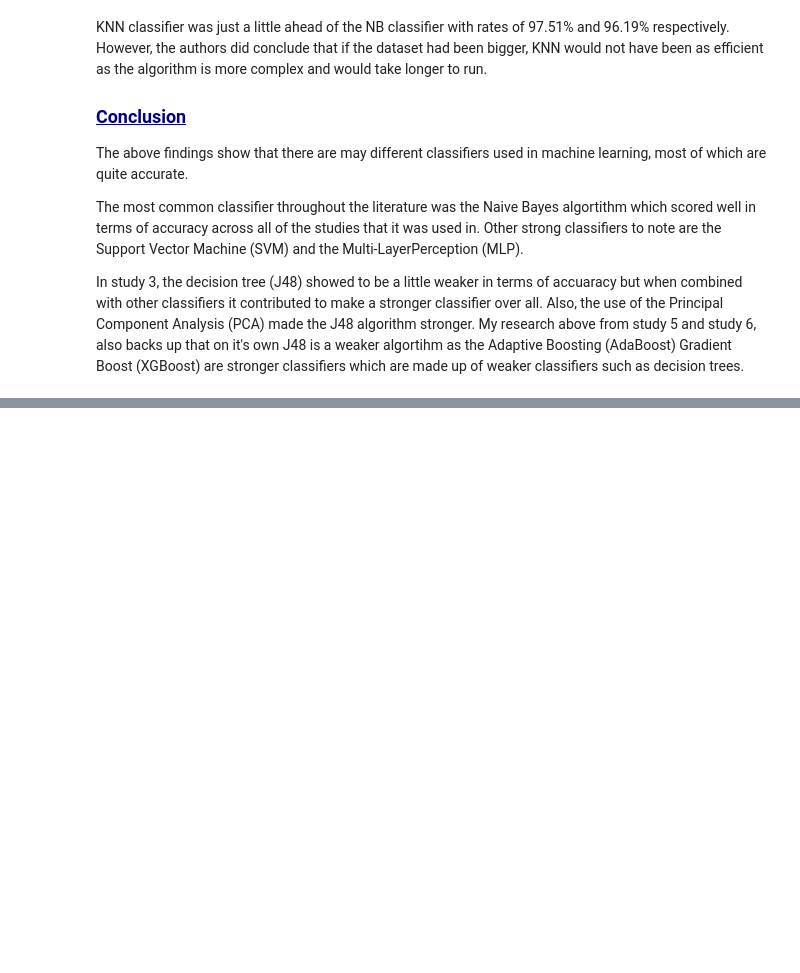
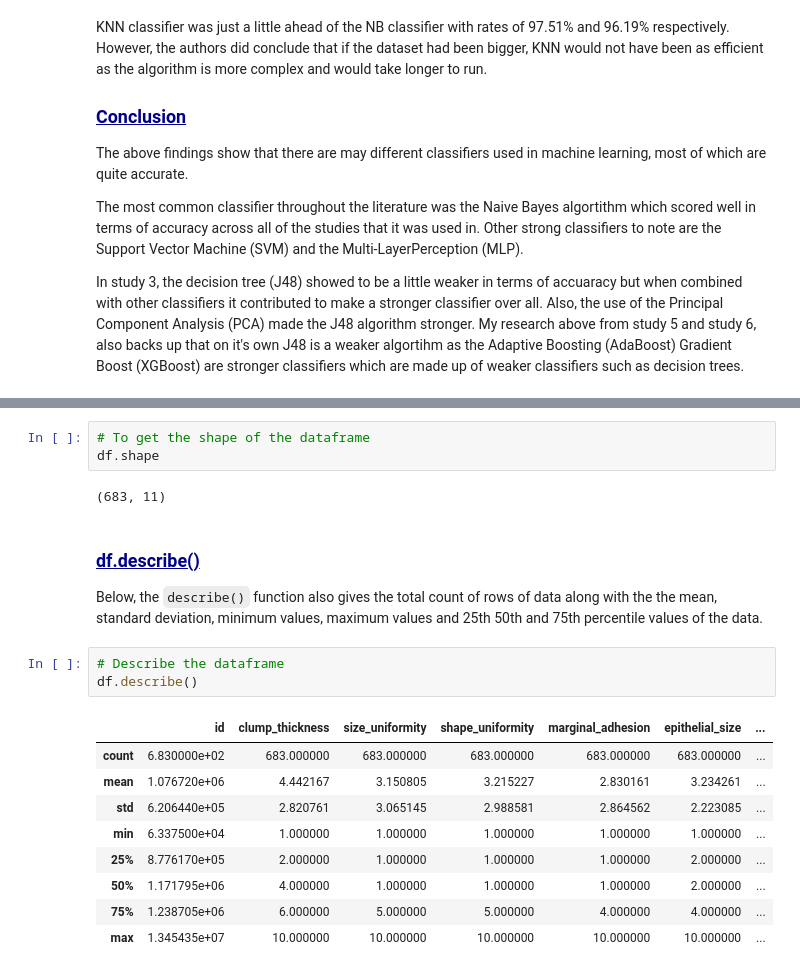
Before and after one commit to OCorry/PfDA-2022-Project-2, a Jupyter notebook: PfDA-2022-Project-2.ipynb, the cells around one changed output, grey strips where cells are left out. Saved outputs shown, nothing was run; the diff lists cells and outputs as text; blank space fills up the shorter version.

```diff
--- a/PfDA-2022-Project-2.ipynb
+++ b/PfDA-2022-Project-2.ipynb
@@ -319,0 +316,21 @@ The dataframe above (df2) is the new, cleaned dataframe consisting now of 683 ro
+# %%
+# To get the shape of the dataframe
+df.shape
+# %% [output]
+(683, 11)
+# %% [markdown]
+### <font color=darkblue><ins>df.describe()</ins></font>
+Below, the ``describe()`` function also gives the total count of rows of data along with the the mean, standard deviation, minimum values, maximum values and 25th 50th and 75th percentile values of the data.
+# %%
+# Describe the dataframe
+df.describe()
+# %% [output]
+|  | id | clump_thickness | size_uniformity | shape_uniformity | marginal_adhesion | epithelial_size | ... |
+| count | 6.830000e+02 | 683.000000 | 683.000000 | 683.000000 | 683.000000 | 683.000000 | ... |
+| mean | 1.076720e+06 | 4.442167 | 3.150805 | 3.215227 | 2.830161 | 3.234261 | ... |
+| std | 6.206440e+05 | 2.820761 | 3.065145 | 2.988581 | 2.864562 | 2.223085 | ... |
+| min | 6.337500e+04 | 1.000000 | 1.000000 | 1.000000 | 1.000000 | 1.000000 | ... |
+| 25% | 8.776170e+05 | 2.000000 | 1.000000 | 1.000000 | 1.000000 | 2.000000 | ... |
+| 50% | 1.171795e+06 | 4.000000 | 1.000000 | 1.000000 | 1.000000 | 2.000000 | ... |
+| 75% | 1.238705e+06 | 6.000000 | 5.000000 | 5.000000 | 4.000000 | 4.000000 | ... |
+| max | 1.345435e+07 | 10.000000 | 10.000000 | 10.000000 | 10.000000 | 10.000000 | ... |
```
Also changed, not shown: parts of 27 cells of this notebook, 1 other file.
